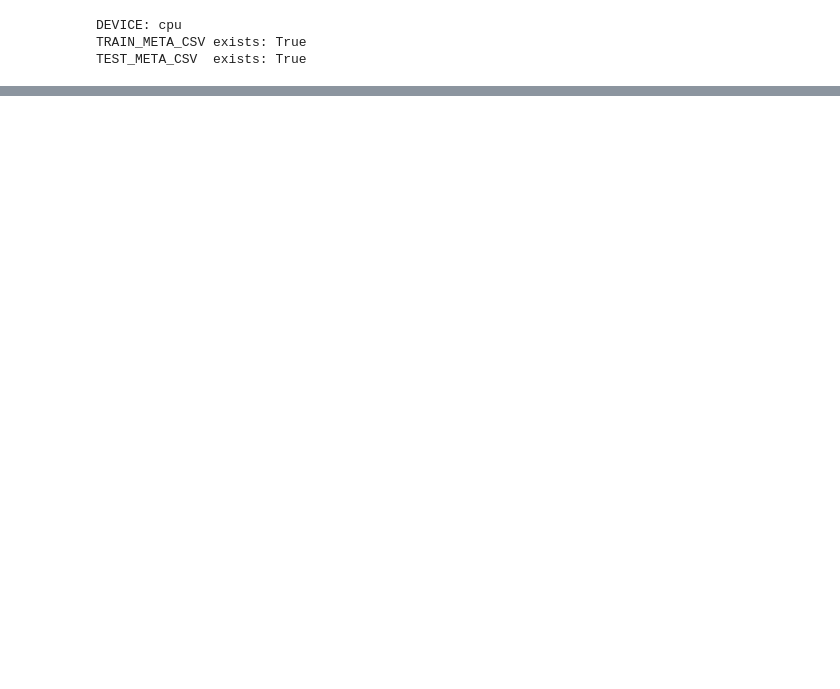
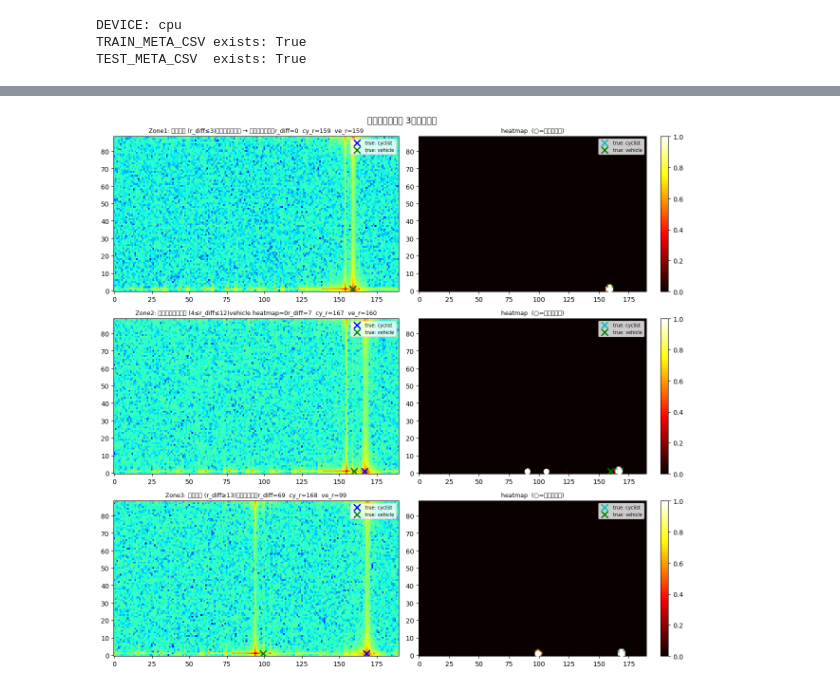
Before and after one commit to kousukeyamakubo/study, a Jupyter notebook: 400MHz変更用/check.ipynb, the cells around one changed output, grey strips where cells are left out. Cells and saved outputs as stored; diff of their text form; code cells hidden in the pictures; blank space fills up the shorter version.

```diff
--- a/400MHz変更用/check.ipynb
+++ b/400MHz変更用/check.ipynb
@@ -863,23 +858,3 @@ def show_failure_pattern(sample_idx, title=""):
     plt.colorbar(im, ax=axes[1])
     plt.tight_layout()
     plt.show()
-
-# vehicle失敗サンプルを近接・遠隔に分類
-ve_fail_df = pred_df[pred_df['ve_hit'] == 0].copy()
-ve_fail_df['r_diff'] = abs(ve_fail_df['cy_true_r'] - ve_fail_df['ve_true_r'])
-
-merge_cases    = ve_fail_df[ve_fail_df['r_diff'] <= 6]   # ピーク合成が疑われる
-thresh_cases   = ve_fail_df[ve_fail_df['r_diff'] >  6]   # 閾値未達が疑われる
-
-print(f"vehicle失敗: 計{len(ve_fail_df)}件")
-print(f"  近接 (|cy_r - ve_r| <= 6): {len(merge_cases)}件")
-print(f"  遠隔 (|cy_r - ve_r| >  6): {len(thresh_cases)}件")
-
-# 各パターンの例を1件ずつ表示
-if len(merge_cases) > 0:
-    idx = merge_cases.iloc[0]['sample_idx']
-    show_failure_pattern(int(idx), title="A")
-
-if len(thresh_cases) > 0:
-    idx = thresh_cases.iloc[0]['sample_idx']
-    show_failure_pattern(int(idx), title="B")
@@ -964,3 +1146,72 @@ vehicle正解への検出率: 0.883
+# %%
+# === 3ゾーン別 失敗メカニズム可視化 ===
+import torch
+import matplotlib.pyplot as plt
+import matplotlib.gridspec as gridspec
+
+pred_df['r_diff'] = abs(pred_df['cy_true_r'] - pred_df['ve_true_r'])
+
+def get_rd_and_heatmap(sample_idx):
+    row = test_df.iloc[sample_idx]
+    npz_path = row['file']
+    if not os.path.isabs(npz_path):
+        npz_path = os.path.normpath(os.path.join('.', npz_path))
+    x = load_all_rd_maps(npz_path)
+    x_tensor = torch.from_numpy(x).unsqueeze(0).float().to(DEVICE)
+    with torch.no_grad():
+        logits = best_model(x_tensor)
+    prob = torch.sigmoid(logits)[0, 0].cpu().numpy()
+    rd = x[N_FIXED // 2]
+    return rd, prob
+
+# 各ゾーンから1サンプル選択
+z1 = pred_df[(pred_df['r_diff'] <= 3) & ((pred_df['ve_hit'] == 0) | (pred_df['cy_hit'] == 0))].iloc[0]
+z2 = pred_df[(pred_df['r_diff'] >= 4) & (pred_df['r_diff'] <= 12) & (pred_df['ve_hit'] == 0)].iloc[0]
+z3 = pred_df[(pred_df['r_diff'] >= 13) & (pred_df['ve_hit'] == 1) & (pred_df['cy_hit'] == 1)].iloc[0]
+
+zones = [
+    (z1, "Zone1: 直接合成 (r_diff≤3)ピーク位置ずれ → マッチング失敗"),
+    (z2, "Zone2: サイドローブ重畳 (4≤r_diff≤12)vehicle heatmap≈0"),
+    (z3, "Zone3: 完全分離 (r_diff≥13)両方検出成功"),
+]
+
+fig, axes = plt.subplots(3, 2, figsize=(13, 12))
+fig.suptitle('失敗メカニズム 3ゾーン比較', fontsize=13)
+
+for row_i, (row, title) in enumerate(zones):
+    idx = int(row['sample_idx'])
+    cy_r = int(row['cy_true_r']); cy_d = int(row['cy_true_d'])
+    ve_r = int(row['ve_true_r']); ve_d = int(row['ve_true_d'])
+    r_diff = int(row['r_diff'])
+    rd, prob = get_rd_and_heatmap(idx)
+    peaks = decode_peaks_from_logits(
+        best_model(torch.from_numpy(load_all_rd_maps(
+            os.path.normpath(os.path.join('.', test_df.iloc[idx]['file']))
+        )).unsqueeze(0).float().to(DEVICE)).cpu()
+    )
+
+    ax_rd = axes[row_i, 0]
+    ax_hm = axes[row_i, 1]
+
+    ax_rd.imshow(rd, aspect='auto', origin='lower', cmap='jet')
+    ax_rd.plot(cy_r, cy_d, 'bx', ms=10, mew=2, label='true: cyclist')
+    ax_rd.plot(ve_r, ve_d, 'gx', ms=10, mew=2, label='true: vehicle')
+    ax_rd.set_title(f"{title}r_diff={r_diff}  cy_r={cy_r}  ve_r={ve_r}", fontsize=9)
+    ax_rd.legend(fontsize=7)
+
+    im = ax_hm.imshow(prob, aspect='auto', origin='lower', cmap='hot', vmin=0, vmax=1)
+    ax_hm.plot(cy_r, cy_d, 'cx', ms=10, mew=2, label='true: cyclist')
+    ax_hm.plot(ve_r, ve_d, 'gx', ms=10, mew=2, label='true: vehicle')
+    for pk_d, pk_r, pk_c in peaks:
+        ax_hm.scatter([pk_r], [pk_d], c='white', s=60, zorder=5)
+    ax_hm.set_title(f"heatmap  (○=検出ピーク)", fontsize=9)
+    ax_hm.legend(fontsize=7)
+    plt.colorbar(im, ax=ax_hm)
+
+plt.tight_layout()
+plt.show()
+# %% [output]
+[figure, added]
 # %%
 # hitサンプルのみで誤差を計算
 cy_hit_df = pred_df[pred_df['cy_hit'] == 1]
```
Also changed, not shown: parts of 13 cells of this notebook, 1 other file.
